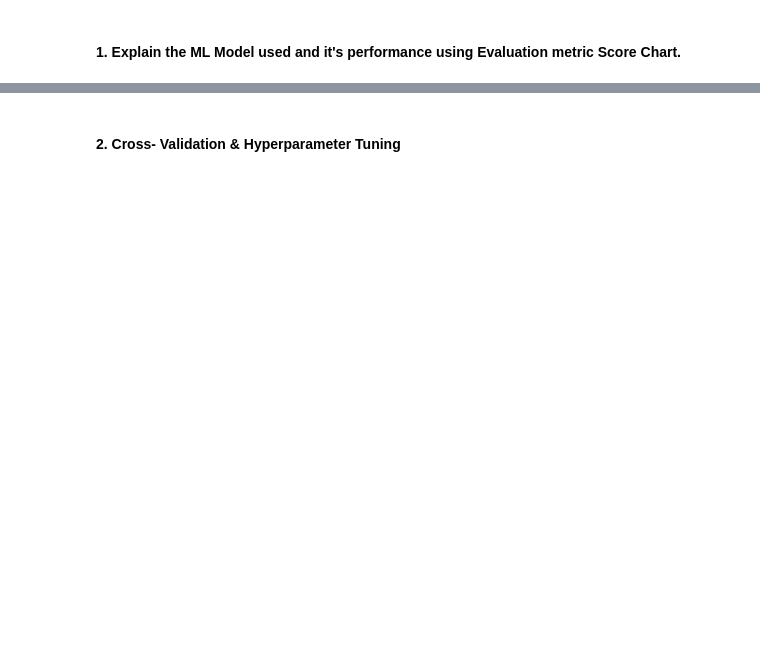
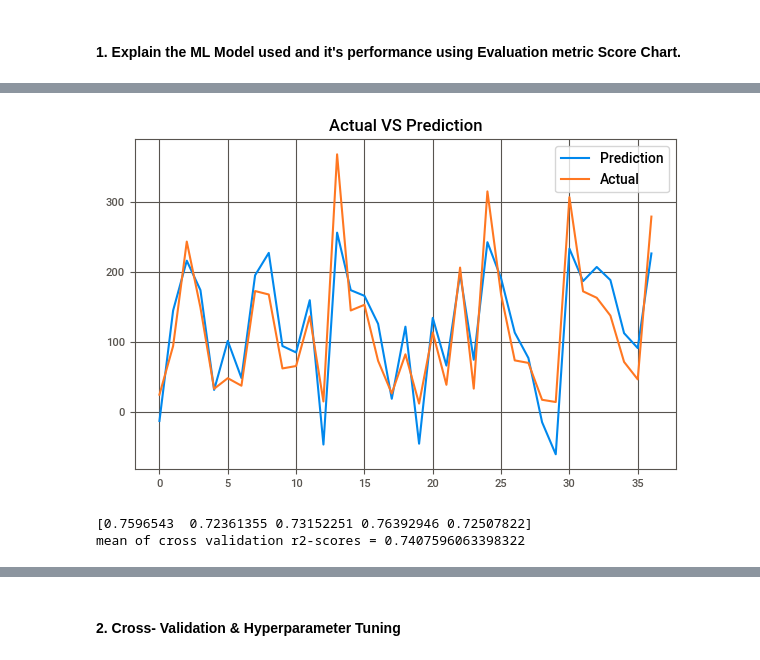
Before and after one commit to kuldeep-sngh/Yes-Bank-Stock-Closing-Price-Prediction, a Jupyter notebook: working_colab_Yes_Bank_Stock_Closing_Price_Prediction.ipynb, the cells around one changed output, grey strips where cells are left out. Saved outputs shown, nothing was run; the diff lists cells and outputs as text; code cells hidden in the pictures; blank space fills up the shorter version.

```diff
--- a/working_colab_Yes_Bank_Stock_Closing_Price_Prediction.ipynb
+++ b/working_colab_Yes_Bank_Stock_Closing_Price_Prediction.ipynb
@@ -1206,0 +1232,39 @@ cross_val_score = 0.7537055333731464
+# %%
+# create function to plot actual vs prediction
+def plot_actual_vs_pred(model, x_test = x_test, y_test = y_test):
+  '''
+  Visualizing Actual VS Prediction
+  '''
+  # Predict on the model
+  y_pred = lr.predict(x_test)
+  plt.plot(y_pred, label="Prediction", linewidth=1.5)
+  plt.plot(y_test.values, label="Actual", linewidth=1.5)
+  error = mean_absolute_error(y_test, y_pred)
+  plt.title(f"Actual VS Prediction")
+  plt.legend(loc="best")
+  plt.tight_layout()
+  plt.grid(True)
+  plt.show()
+
+# Visualizing Actual VS Prediction
+plot_actual_vs_pred(lr)
+# %% [output]
+[figure, added]
+# %%
+# 5 fold time-series cross-validation
+tscv = TimeSeriesSplit(n_splits=5)
+
+# create a function to calculate cross validation metric score
+def cv_metric_score(model, scoring, x_train = x_train, y_train = y_train,):
+  '''
+  a function to calculate cross validation metric score
+  '''
+  cv_score = cross_val_score(model, x_train, y_train, scoring=scoring, cv = tscv)
+  print(cv_score)
+  print(f'mean of cross validation {scoring}-scores = {cv_score.mean()}')
+
+#  cross validation r2-score
+cv_metric_score(lr,scoring = 'r2')
+# %% [output]
+[0.7596543  0.72361355 0.73152251 0.76392946 0.72507822]
+mean of cross validation r2-scores = 0.7407596063398322
```
Also changed, not shown: parts of 22 cells of this notebook.
